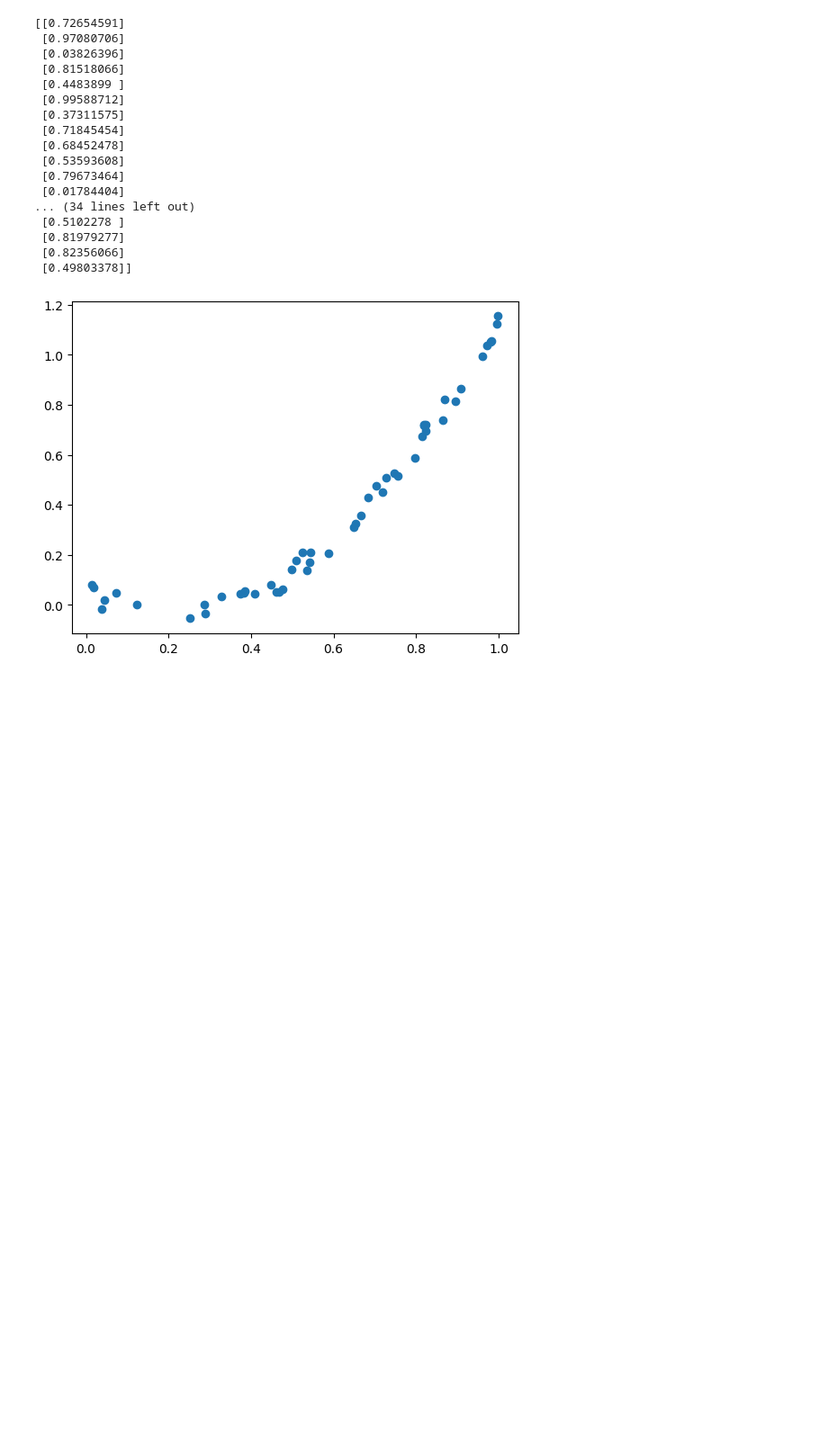
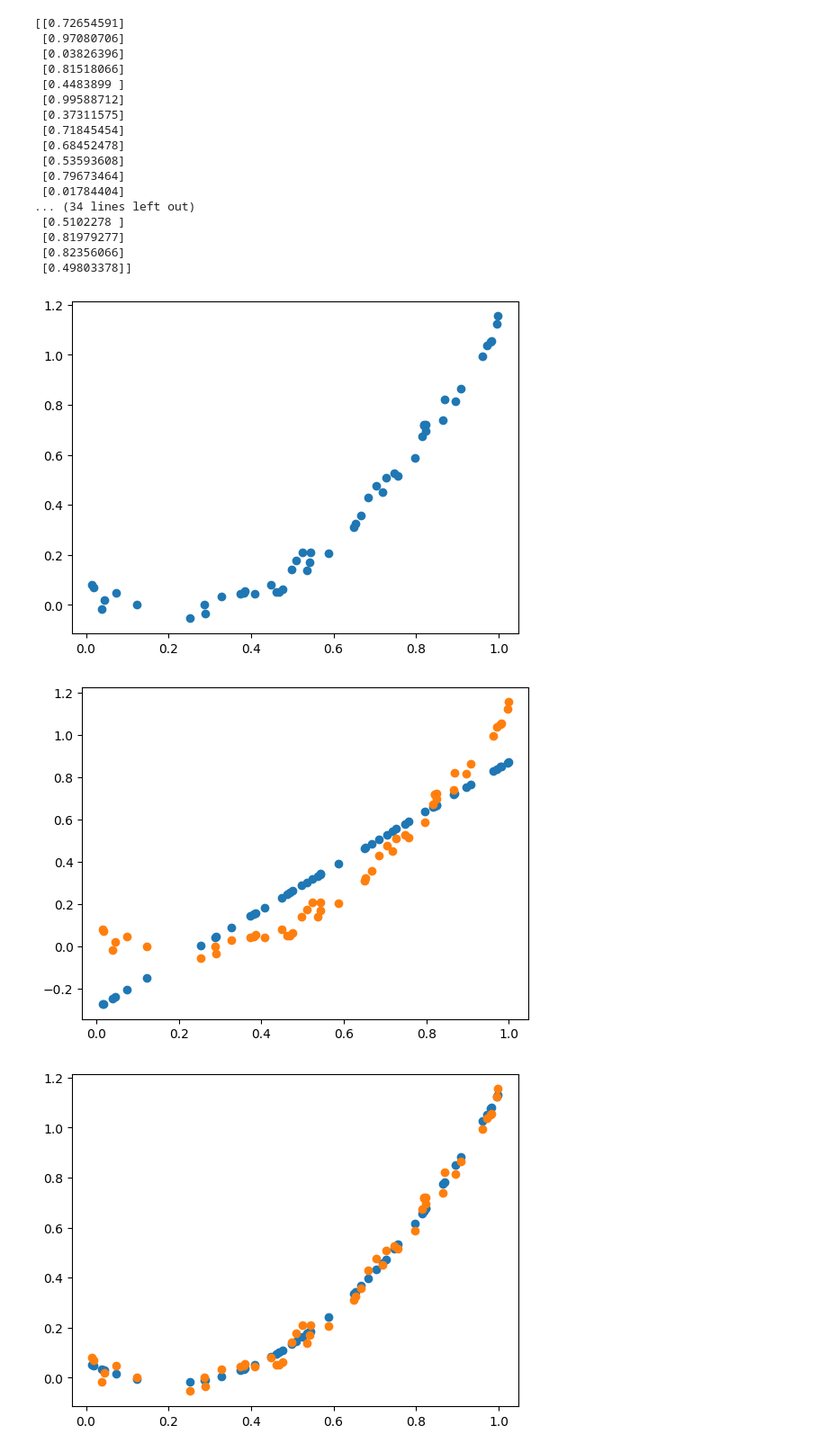
Before and after one commit to prachishende007/Machine_Learning_Maths, a Jupyter notebook: Models/Polynomial_Reg.ipynb, the cells around one changed output. Shown at 90% size. Cells and saved outputs as stored; diff of their text form; code cells hidden in the pictures; blank space fills up the shorter version.

```diff
--- a/Models/Polynomial_Reg.ipynb
+++ b/Models/Polynomial_Reg.ipynb
@@ -32,0 +37,17 @@ plt.show()
+# %%
+for i in range(1, 6):
+    poly = PolynomialFeatures(i) # degree of features
+    x_poly = poly.fit_transform(X)
+    scaler = StandardScaler() # standardization between 0-1
+    scaler.fit(x_poly)
+    x_poly_stnd = scaler.transform(x_poly)
+    model = LinearRegression()
+    model.fit(x_poly_stnd, Y)
+    output = model.predict(x_poly_stnd)
+    fig = plt.figure()
+    plt.scatter(X, output, label = 'predict')
+    plt.scatter(X, Y, label = 'given')
+    plt.show()
+# %% [output]
+[figure, added]
+[figure, added]
```
Also changed, not shown: parts of 2 cells of this notebook.
